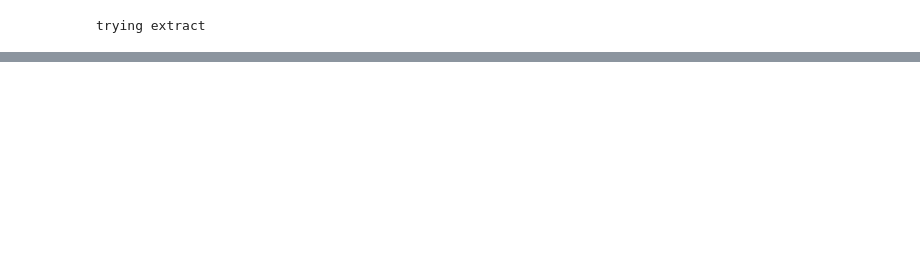
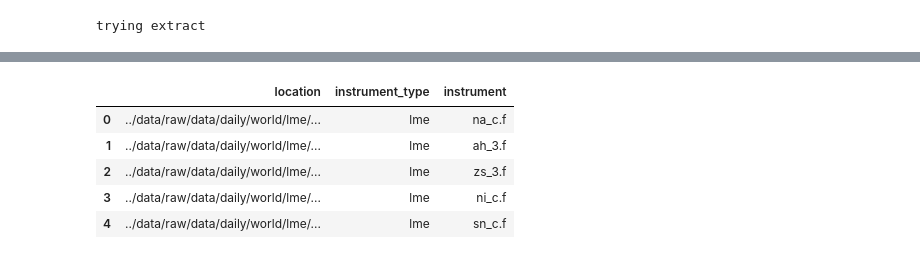
Before and after one commit to gr3ybr0w/newsfeed, a Jupyter notebook: notebooks/CollectData.ipynb, the cells around one changed output, grey strips where cells are left out. Drawn from its saved outputs; the diff is of its cells as text; code cells hidden in the pictures; blank space fills up the shorter version.

```diff
--- a/notebooks/CollectData.ipynb
+++ b/notebooks/CollectData.ipynb
@@ -88,0 +69,6 @@ pd.DataFrame(file_dirs)
+# %%
+data_dirs = pd.DataFrame(file_dirs, columns=['location'])
+# %%
+data_dirs['instrument_type'] = data_dirs.location.str.split('/').str.get(6)
+# %%
+data_dirs['instrument'] = data_dirs.location.str.split('/').str.get(7).str.replace('.txt', '')
@@ -88,0 +89,9 @@ pd.DataFrame(file_dirs)
+# %%
+data_dirs.head()
+# %% [output]
+|  | location | instrument_type | instrument |
+| 0 | ../data/raw/data/daily/world/lme/... | lme | na_c.f |
+| 1 | ../data/raw/data/daily/world/lme/... | lme | ah_3.f |
+| 2 | ../data/raw/data/daily/world/lme/... | lme | zs_3.f |
+| 3 | ../data/raw/data/daily/world/lme/... | lme | ni_c.f |
+| 4 | ../data/raw/data/daily/world/lme/... | lme | sn_c.f |
```
Also changed, not shown: parts of 6 cells of this notebook, 1 other file.
